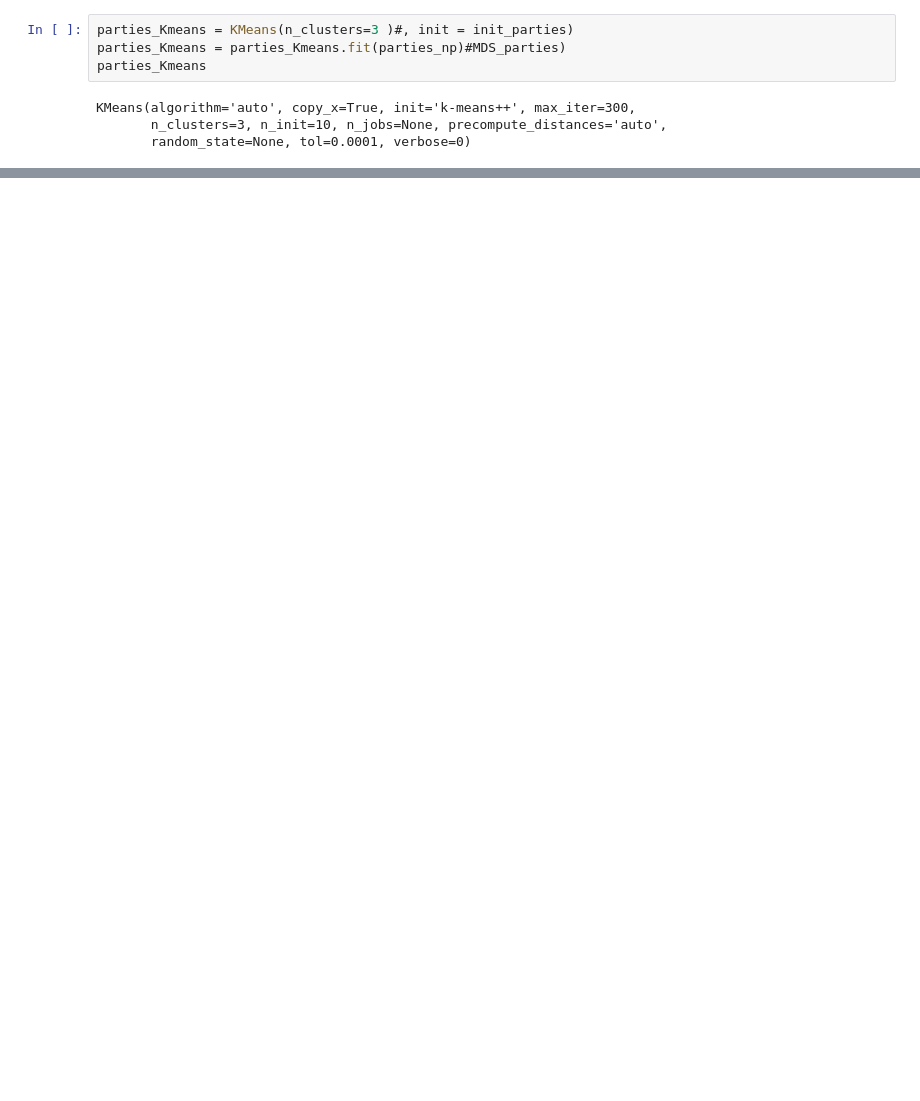
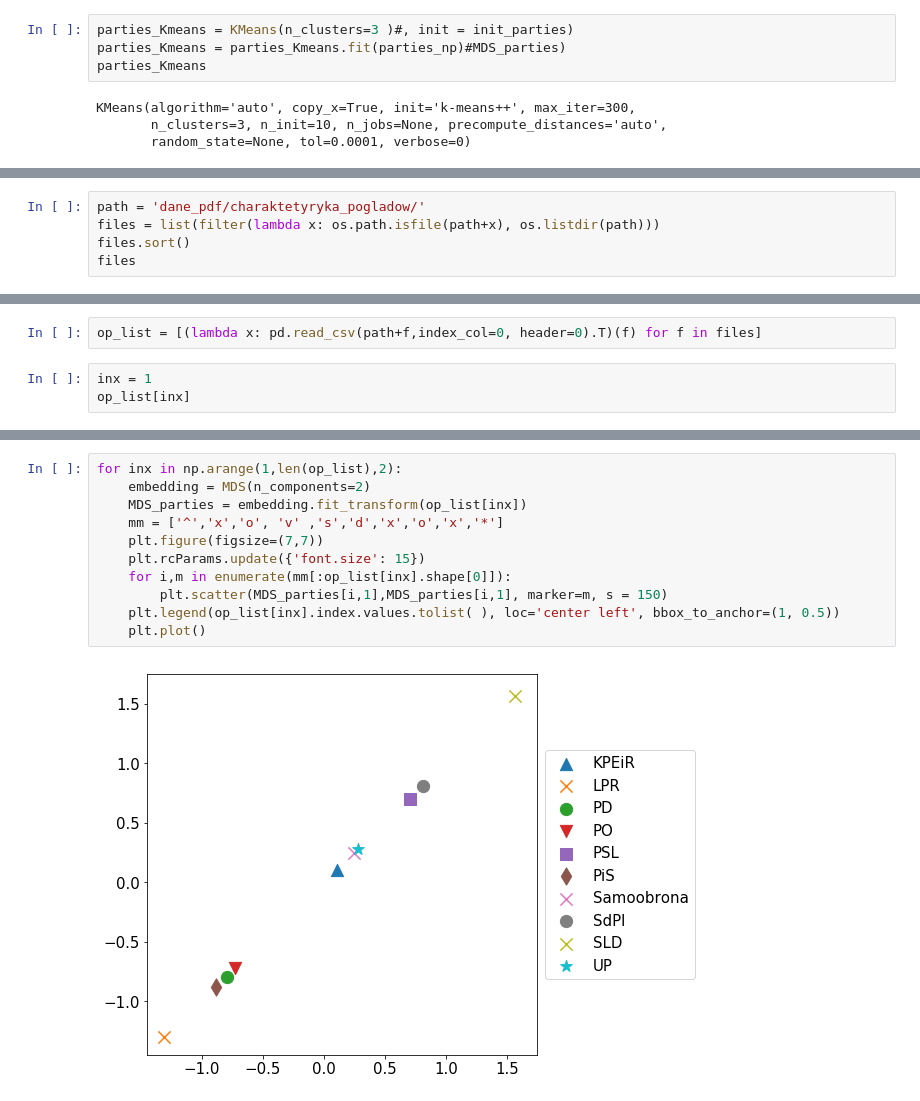
Before and after one commit to MarBry111/Forecast_Election_Poland, a Jupyter notebook: Compare_parties.ipynb, the cells around one changed output, grey strips where cells are left out. Drawn from its saved outputs; the diff is of its cells as text; blank space fills up the shorter version.

Commit message:
get data and compare parties electorat

```diff
--- a/Compare_parties.ipynb
+++ b/Compare_parties.ipynb
@@ -244,0 +237,5 @@ plt.plot()
+# %%
+path = 'dane_pdf/charaktetyryka_pogladow/'
+files = list(filter(lambda x: os.path.isfile(path+x), os.listdir(path)))
+files.sort()
+files
@@ -244,0 +253,5 @@ plt.plot()
+# %%
+op_list = [(lambda x: pd.read_csv(path+f,index_col=0, header=0).T)(f) for f in files]
+# %%
+inx = 1
+op_list[inx]
@@ -244,0 +270,13 @@ plt.plot()
+# %%
+for inx in np.arange(1,len(op_list),2):
+    embedding = MDS(n_components=2)
+    MDS_parties = embedding.fit_transform(op_list[inx])
+    mm = ['^','x','o', 'v' ,'s','d','x','o','x','*']
+    plt.figure(figsize=(7,7))
+    plt.rcParams.update({'font.size': 15})
+    for i,m in enumerate(mm[:op_list[inx].shape[0]]):
+        plt.scatter(MDS_parties[i,1],MDS_parties[i,1], marker=m, s = 150)
+    plt.legend(op_list[inx].index.values.tolist( ), loc='center left', bbox_to_anchor=(1, 0.5))
+    plt.plot()
+# %% [output]
+[figure, added]
```
Also changed, not shown: parts of 16 cells of this notebook, 1 other file.
